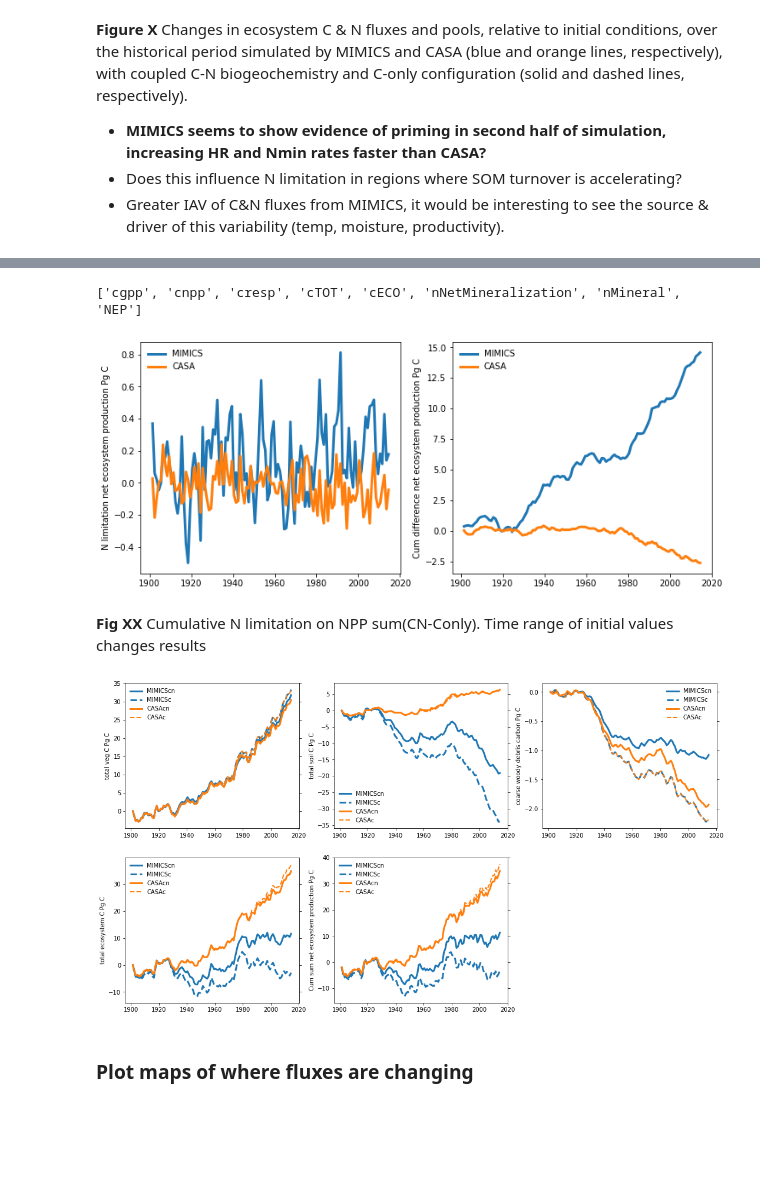
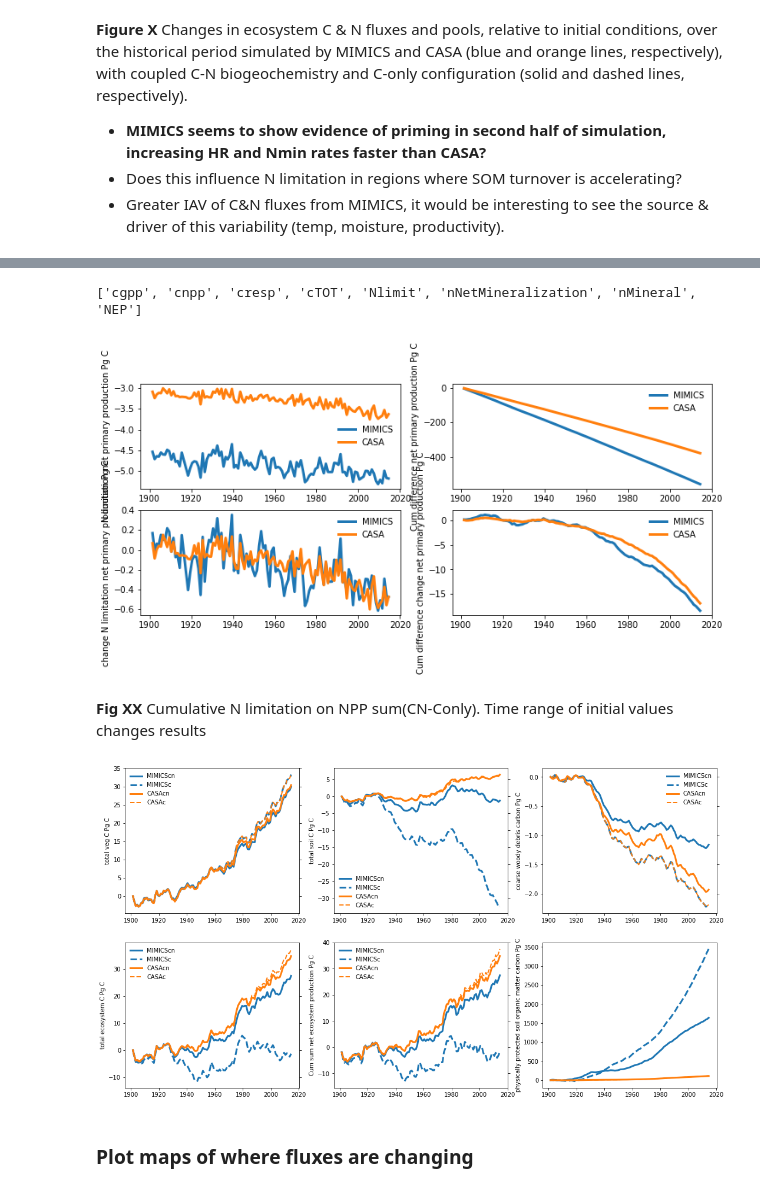
Before and after one commit to wwieder/biogeochem_testbed, a Jupyter notebook: analysis_code/MIMICScn_hist.ipynb, the cells around one changed output, grey strips where cells are left out. Drawn from its saved outputs; the diff is of its cells as text; code cells hidden in the pictures; blank space fills up the shorter version.

Commit message:
latest globalCN configuration

```diff
--- a/analysis_code/MIMICScn_hist.ipynb
+++ b/analysis_code/MIMICScn_hist.ipynb
@@ -52,7 +54,7 @@ pathCAScANN = path+CASsimC+outC+'ann_casaclm_pool_flux_1901_2014.nc'
 
 
 # MIMICS CN
-MIMsimCN = 'MIMICS_mod5_GSWP3'
+MIMsimCN = 'MIMICS_mod5_GSWP3_KO4_SOMp4a'
 pathMIMcn = [path+MIMsimCN+outCN+'mimics_pool_flux_'+str(i)+'_daily.nc' for i in year]
 pathMIMcn2= [path+MIMsimCN+outCN+'casaclm_pool_flux_'+str(i)+'_daily.nc' for i in year]
 pathMIMcnANN = path+MIMsimCN+outCN+'ann_mimics_pool_flux_1901_2014.nc'
@@ -68,7 +70,7 @@ print(pathMIMcnANN)
 print(pathMIMcn2ANN)
 
 # MIMICS C only
-MIMsimC  = 'MIMICS_mod5_Conly'
+MIMsimC  = 'MIMICS_mod5_Conly_KO4'
 pathMIMc = [path+MIMsimC+outC+'mimics_pool_flux_'+str(i)+'_daily.nc'  for i in year]
 pathMIMc2= [path+MIMsimC+outC+'casaclm_pool_flux_'+str(i)+'_daily.nc' for i in year]
 pathMIMcANN = path+MIMsimC+outC+'ann_mimics_pool_flux_1901_2014.nc'
@@ -360,16 +526,15 @@ soil heterotrophic respiration 37.6 Pg C
 # %%
 model = ['MIMICS-CN','MIMICS-C','CASA-CN','CASA-C']
-var = ['cgpp','cnpp','cresp',
-       'cTOT','cECO','nNetMineralization',
-       'nMineral','NEP']
+var = ['cgpp','cnpp','cresp','cTOT','Nlimit',
+       'nNetMineralization','nMineral','NEP']
 
 nvar  = len(var)
-timeC = [365,365,365,1,1,
+timeC = [365,365,365,1,365,
          365,1,365]
 conversion = [1e-15,1e-15,1e-15,1e-15,1e-15,
               1e-12,1e-12,1e-15]
-units = ['(Pg C/y)','(Pg C/y)','(Pg C/y)',
-         '(Pg C)','(Pg C)','(Tg N/y)','(Tg N)','(Pg C/y)']
+units = ['(Pg C/y)','(Pg C/y)','(Pg C/y)','(Pg C)','(Pg C/y)',
+         '(Tg N/y)','(Tg N)','(Pg C/y)']
 
 fig = plt.figure(figsize=[18,15])
 
@@ -379,13 +544,13 @@ for i in range(nvar):
     ax.set_ylabel(MIMcnANN[var[i]].attrs['long_name']+' '+units[i])
     ax.plot(MIMcnANN.time, globalSum(MIMcnANN[var[i]],timeC=timeC[i],conversion=conversion[i]),
              lw=3,color=color[0],linestyle=linestyle[0])
-    if (i<=4) | (i>=7):
+    if (i<=3) | (i>=7):
         ax.plot(MIMcANN.time, globalSum(MIMcANN[var[i]],timeC=timeC[i],conversion= conversion[i]),
              lw=3,color=color[0],linestyle=linestyle[1])
 
     ax.plot(CAScnANN.time, globalSum(CAScnANN[var[i]],timeC=timeC[i],conversion=conversion[i]),
              lw=3,color=color[1],linestyle=linestyle[0])
-    if (i<=4) | (i>=7):
+    if (i<=3) | (i>=7):
         ax.plot(CAScANN.time, globalSum(CAScANN[var[i]],timeC=timeC[i],conversion= conversion[i]),
              lw=3,color=color[1],linestyle=linestyle[1])
 
@@ -497,30 +710,44 @@ configuration (solid and dashed lines, respectively).
 # %%
 plt.figure(figsize=[12,5]);
 
-i = 7
+i = 1
 print(var)
 daMIMcn = globalSum(MIMcnANN[var[i]],timeC=timeC[i],conversion=conversion[i])
 daCAScn = globalSum(CAScnANN[var[i]],timeC=timeC[i],conversion=conversion[i])
 daMIMc = globalSum(MIMcANN[var[i]],timeC=timeC[i],conversion=conversion[i])
 daCASc = globalSum(CAScANN[var[i]],timeC=timeC[i],conversion=conversion[i])
 
 nlimMIM = daMIMcn - daMIMc
 nlimCAS = daCAScn - daCASc
+delta_nlimMIM = nlimMIM-nlimMIM.isel(time=slice(0,20)).mean()
+delta_nlimCAS = nlimCAS-nlimCAS.isel(time=slice(0,20)).mean()
 
-plt.subplot(1, 2, 1)
+plt.subplot(2, 2, 1)
 plt.ylabel('N limitation '+MIMcnANN[var[i]].attrs['long_name']+' Pg C')
 plt.plot(daMIMcn.time, nlimMIM,lw=3,color=color[0],linestyle=linestyle[0])
 plt.plot(daCAScn.time, nlimCAS,lw=3,color=color[1],linestyle=linestyle[0])
 plt.legend(labels=['MIMICS','CASA'], frameon = False, fontsize='medium')
 
-plt.subplot(1, 2, 2)
+plt.subplot(2, 2, 2)
 plt.ylabel('Cum difference '+MIMcnANN[var[i]].attrs['long_name']+' Pg C')
 plt.plot(daMIMcn.time, nlimMIM.cumsum(),lw=3,color=color[0],linestyle=linestyle[0])
 plt.plot(daCAScn.time, nlimCAS.cumsum(),lw=3,color=color[1],linestyle=linestyle[0]);
 plt.legend(labels=['MIMICS','CASA'], frameon = False, fontsize='medium');
+
+plt.subplot(2, 2, 3)
+plt.ylabel('change N limitation '+MIMcnANN[var[i]].attrs['long_name']+' Pg C')
+plt.plot(daMIMcn.time, delta_nlimMIM,lw=3,color=color[0],linestyle=linestyle[0])
+plt.plot(daCAScn.time, delta_nlimCAS,lw=3,color=color[1],linestyle=linestyle[0])
+plt.legend(labels=['MIMICS','CASA'], frameon = False, fontsize='medium')
+
+plt.subplot(2, 2, 4)
+plt.ylabel('Cum difference change '+MIMcnANN[var[i]].attrs['long_name']+' Pg C')
+plt.plot(daMIMcn.time, delta_nlimMIM.cumsum(),lw=3,color=color[0],linestyle=linestyle[0])
+plt.plot(daCAScn.time, delta_nlimCAS.cumsum(),lw=3,color=color[1],linestyle=linestyle[0]);
+plt.legend(labels=['MIMICS','CASA'], frameon = False, fontsize='medium');
 # %% [output]
-['cgpp', 'cnpp', 'cresp', 'cTOT', 'cECO', 'nNetMineralization', 'nMineral', 'NEP']
+['cgpp', 'cnpp', 'cresp', 'cTOT', 'Nlimit', 'nNetMineralization', 'nMineral', 'NEP']
-[figure, old version]
+[figure, new version]
 # %% [markdown]
 **Fig XX** Cumulative N limitation on NPP sum(CN-Conly). Time range of initial values changes results
 # %%
@@ -554,8 +781,20 @@ for i in range(len(var)):
 
     ax.yaxis.set_ticks_position('both')
     plt.legend(labels=['MIMICScn','MIMICSc','CASAcn','CASAc'], frameon = False, fontsize='medium');
+
+#Changes in SOMp
+daMIMcn = globalSum(MIMcnANN['cSOMp'],timeC=timeC[i],conversion=conversion[i])
+daMIMc = globalSum(MIMcANN['cSOMp'],timeC=timeC[i],conversion=conversion[i])
+daCAScn = globalSum(CAScnANN['csoilpass'],timeC=timeC[i],conversion=conversion[i])
+daCASc = globalSum(CAScANN['csoilpass'],timeC=timeC[i],conversion=conversion[i])
+ax = fig.add_subplot(2, 3, 6)
+ax.set_ylabel(MIMcnANN['cSOMp'].attrs['long_name']+' Pg C')
+ax.plot(daMIMcn.time, (daMIMcn-daMIMcn.isel(time=0)),lw=3,color=color[0],linestyle=linestyle[0])
+ax.plot(daMIMc.time, (daMIMc-daMIMc.isel(time=0)),lw=3,color=color[0],linestyle=linestyle[1])
+ax.plot(daCAScn.time, (daCAScn-daCAScn.isel(time=0)),lw=3,color=color[1],linestyle=linestyle[0])
+ax.plot(daCASc.time, (daCASc-daCASc.isel(time=0)),lw=2,color=color[1],linestyle=linestyle[1]) ;
 # %% [output]
-[figure, old version]
+[figure, new version]
 # %% [markdown]
 ### Plot maps of where fluxes are changing
 # %%
```
Also changed, not shown: parts of 44 cells of this notebook, 22 other files.
